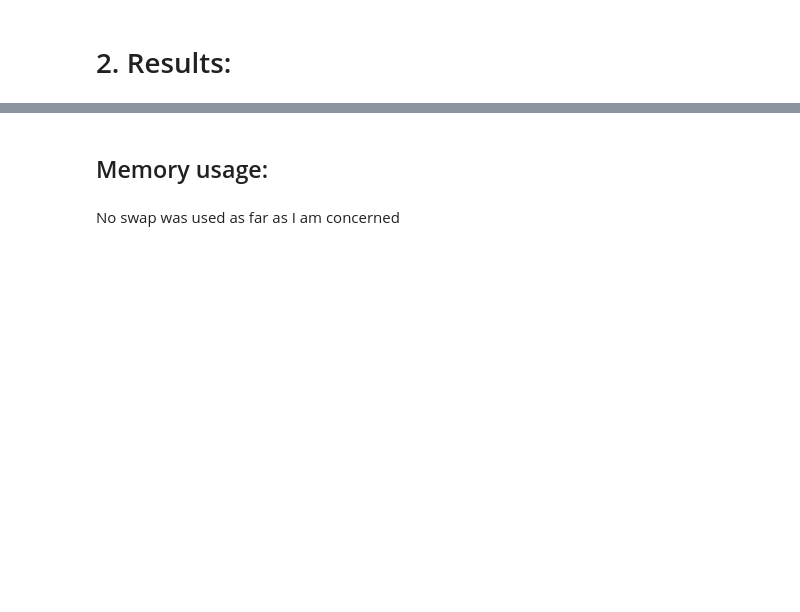
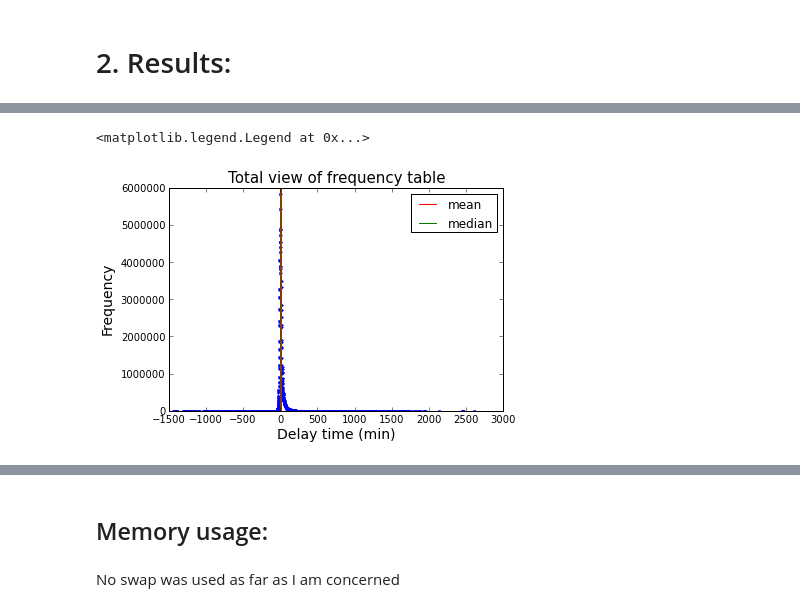
Before and after one commit to karenyng/HW1_Stat250_Winter14, a Jupyter notebook: hw1.ipynb, the cells around one changed output, grey strips where cells are left out. Saved outputs shown, nothing was run; the diff lists cells and outputs as text; code cells hidden in the pictures; blank space fills up the shorter version.

```diff
--- a/hw1.ipynb
+++ b/hw1.ipynb
@@ -133,0 +182,13 @@ the shape of the histogram makes sense.
+# %%
+plt.plot(delay, freq, '.b')
+plt.xlabel('Delay time (min)', size=14)
+plt.ylabel('Frequency', size=14)
+xlim_low = -100
+xlim_high = 100
+plt.title('Total view of frequency table', size=15)
+plt.axvline('6.566504', label = 'mean', color = 'r')
+plt.axvline('0.00', label = 'median', color = 'g')
+plt.legend(loc = 'best')
+# %% [output]
+<matplotlib.legend.Legend at 0x...>
+[figure, added]
```
Also changed, not shown: parts of 21 cells of this notebook, 2 other files.
